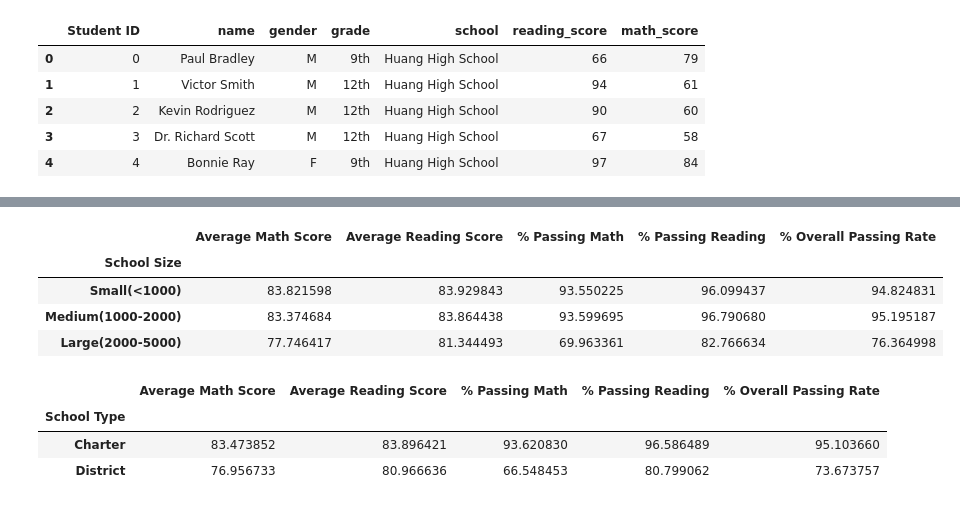
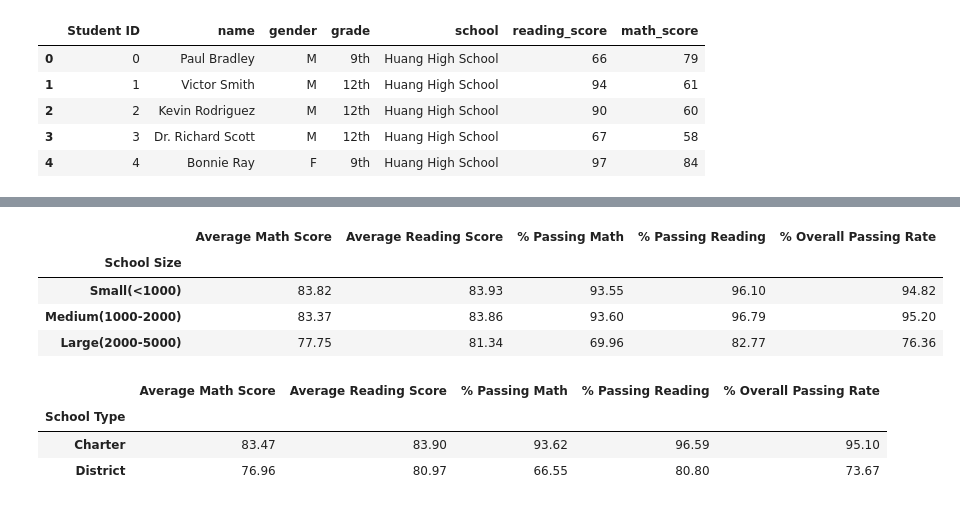
Before and after one commit to jag0717/UCB-DA-HW4-Pandas, a Jupyter notebook: AcademyOfPy.ipynb, the cells around one changed output, grey strips where cells are left out. Cells and saved outputs as stored; diff of their text form; code cells hidden in the pictures.

```diff
--- a/AcademyOfPy.ipynb
+++ b/AcademyOfPy.ipynb
@@ -98,8 +97,11 @@ school_type = school_type.set_index("name")
 school_summary = school_summary.merge(school_type, left_index=True, right_index=True)
 school_summary = school_summary.rename(columns={"budget": "Total School Budget",
                                      "type": "School Type"})
+
 school_summary["Per Student Budget"] = school_summary["Total School Budget"]/school_summary["Total Students"]
-school_summary[["School Type","Total Students", "Total School Budget", "Per Student Budget","Average Math Score",
+
+school_summary = school_summary[["School Type","Total Students", "Total School Budget", "Per Student Budget","Average Math Score",
                "Average Reading Score","% Passing Math","% Passing Reading", "% Overall Passing Rate" ]]
+school_summary.round(2)
 # %% [output]
 |  | School Type | Total Students | Total School Budget | Per Student Budget | Average Math Score | ... |
@@ -204,28 +214,30 @@ spend_group[["Average Math Score","Average Reading Score","% Passing Math","% Pa
 # %%
 # Get min and max to set the bin values
 # school_summary["Total Students"].max()
 # school_summary["Total Students"].max()
 #Scores by School Size
 # Set bins and their respective labels
 bins = [0,1000,2000,5000]
 group_names = ["Small(<1000)","Medium(1000-2000)","Large(2000-5000)"]
 # Add a new column and set values based on the bins
 school_summary["School Size"] = pd.cut(school_summary["Total Students"], bins, labels=group_names)
 # Group data based on the bins
 school_size_group = school_summary.groupby("School Size").mean()
-school_size_group[["Average Math Score","Average Reading Score","% Passing Math","% Passing Reading","% Overall Passing Rate"]]
+school_size_group = school_size_group[["Average Math Score","Average Reading Score","% Passing Math","% Passing Reading","% Overall Passing Rate"]]
+school_size_group.round(2)
 # %% [output]
 |  | Average Math Score | Average Reading Score | % Passing Math | % Passing Reading | % Overall Passing Rate |
 | School Size |  |  |  |  |  |
-| Small(<1000) | 83.821598 | 83.929843 | 93.550225 | 96.099437 | 94.824831 |
-| Medium(1000-2000) | 83.374684 | 83.864438 | 93.599695 | 96.790680 | 95.195187 |
-| Large(2000-5000) | 77.746417 | 81.344493 | 69.963361 | 82.766634 | 76.364998 |
+| Small(<1000) | 83.82 | 83.93 | 93.55 | 96.10 | 94.82 |
+| Medium(1000-2000) | 83.37 | 83.86 | 93.60 | 96.79 | 95.20 |
+| Large(2000-5000) | 77.75 | 81.34 | 69.96 | 82.77 | 76.36 |
 # %%
 #Scores by School Type
 school_type_summary = school_summary.groupby("School Type").mean()
-school_type_summary[["Average Math Score","Average Reading Score","% Passing Math","% Passing Reading","% Overall Passing Rate"]]
+school_type_summary = school_type_summary[["Average Math Score","Average Reading Score","% Passing Math","% Passing Reading","% Overall Passing Rate"]]
+school_type_summary.round(2)
 # %% [output]
 |  | Average Math Score | Average Reading Score | % Passing Math | % Passing Reading | % Overall Passing Rate |
 | School Type |  |  |  |  |  |
-| Charter | 83.473852 | 83.896421 | 93.620830 | 96.586489 | 95.103660 |
-| District | 76.956733 | 80.966636 | 66.548453 | 80.799062 | 73.673757 |
+| Charter | 83.47 | 83.90 | 93.62 | 96.59 | 95.10 |
+| District | 76.96 | 80.97 | 66.55 | 80.80 | 73.67 |
```
Also changed, not shown: parts of 8 cells of this notebook, 3 other files.
